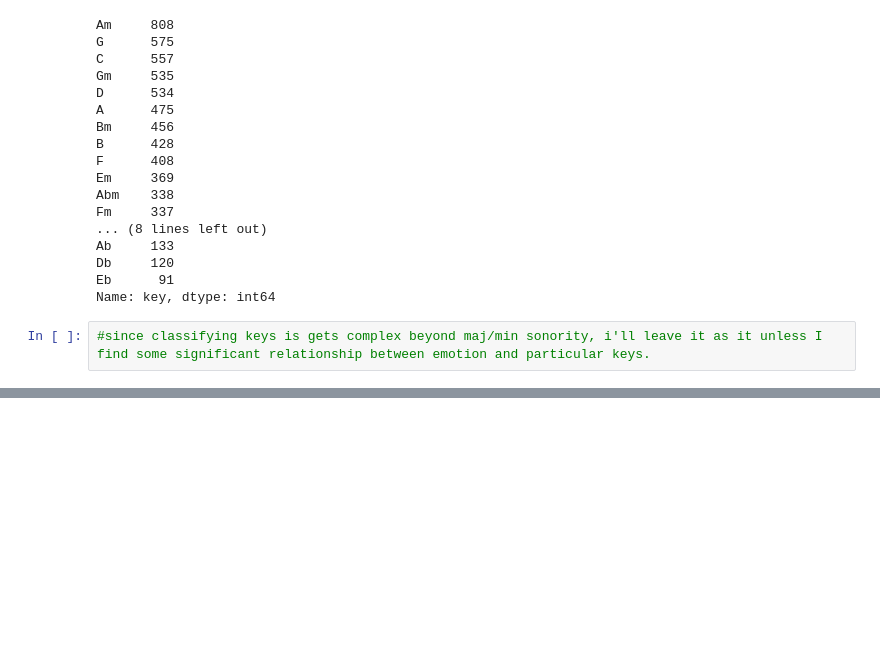
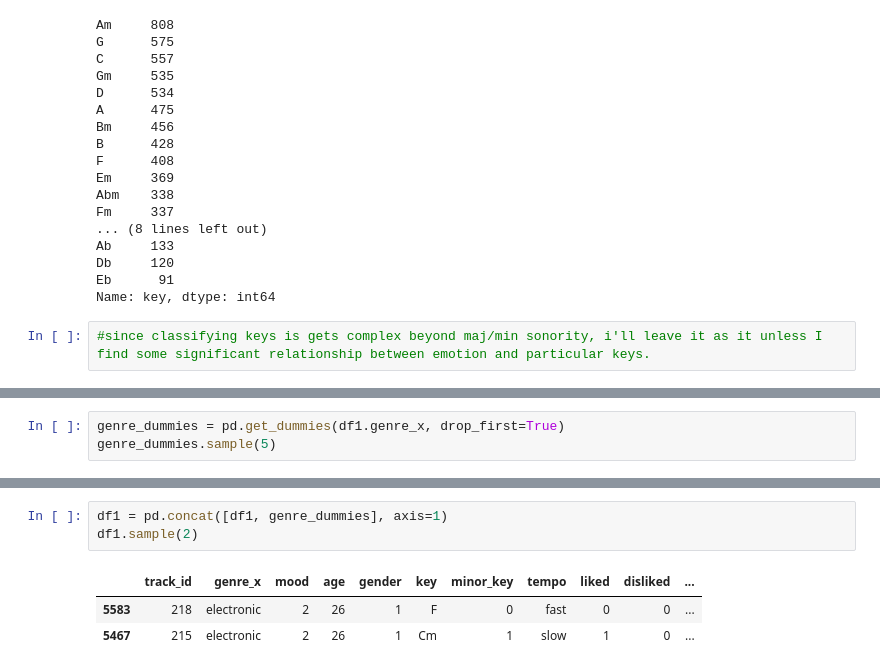
Before and after one commit to Brooke-Holyoak/individual_project, a Jupyter notebook: working_notebook.ipynb, the cells around one changed output, grey strips where cells are left out. Saved outputs shown, nothing was run; the diff lists cells and outputs as text; blank space fills up the shorter version.

```diff
--- a/working_notebook.ipynb
+++ b/working_notebook.ipynb
@@ -533,0 +557,3 @@ Name: key, dtype: int64
+# %%
+genre_dummies = pd.get_dummies(df1.genre_x, drop_first=True)
+genre_dummies.sample(5)
@@ -533,0 +567,7 @@ Name: key, dtype: int64
+# %%
+df1 = pd.concat([df1, genre_dummies], axis=1)
+df1.sample(2)
+# %% [output]
+|  | track_id | genre_x | mood | age | gender | key | minor_key | tempo | liked | disliked | ... |
+| 5583 | 218 | electronic | 2 | 26 | 1 | F | 0 | fast | 0 | 0 | ... |
+| 5467 | 215 | electronic | 2 | 26 | 1 | Cm | 1 | slow | 1 | 0 | ... |
```
Also changed, not shown: parts of 4 cells of this notebook, 3 other files.
